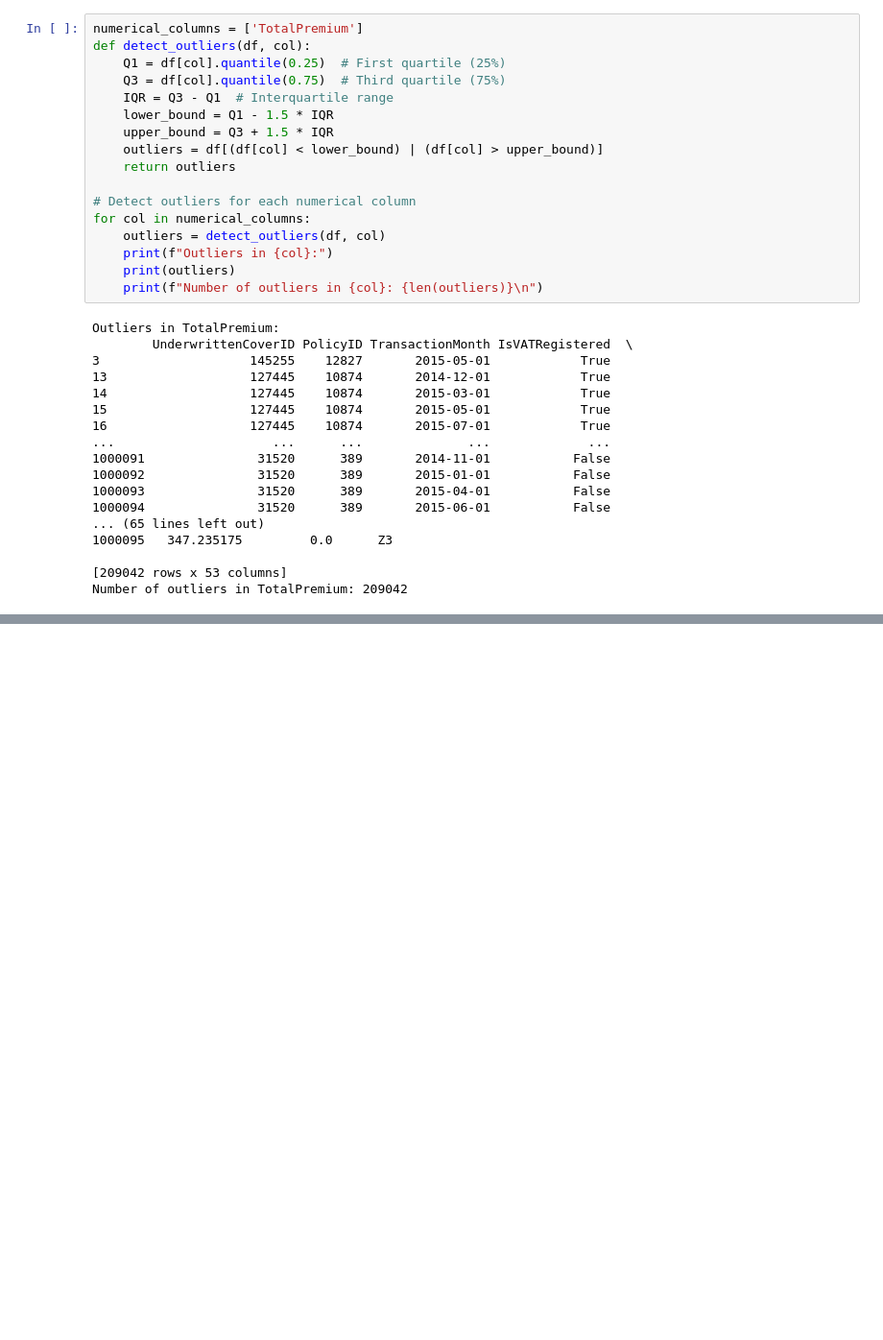
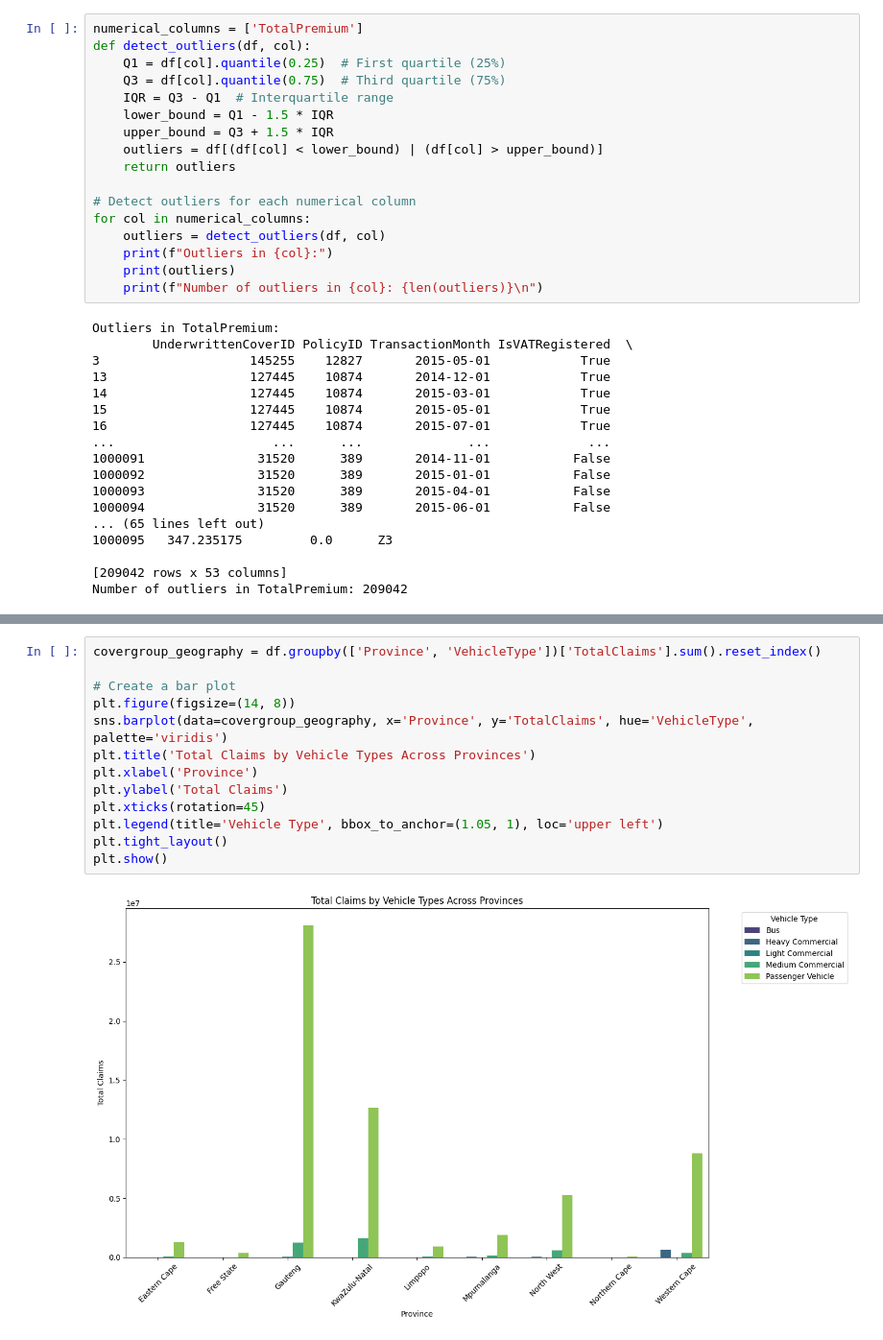
Before and after one commit to Daniel-1961/Alpha_care, a Jupyter notebook: notebook/descriptive_statistics.ipynb, the cells around one changed output, grey strips where cells are left out. Shown at 96% size. Cells and saved outputs as stored; diff of their text form; blank space fills up the shorter version.

```diff
--- a/notebook/descriptive_statistics.ipynb
+++ b/notebook/descriptive_statistics.ipynb
@@ -406,0 +423,15 @@ Number of outliers in TotalPremium: 209042
+# %%
+covergroup_geography = df.groupby(['Province', 'VehicleType'])['TotalClaims'].sum().reset_index()
+
+# Create a bar plot
+plt.figure(figsize=(14, 8))
+sns.barplot(data=covergroup_geography, x='Province', y='TotalClaims', hue='VehicleType', palette='viridis')
+plt.title('Total Claims by Vehicle Types Across Provinces')
+plt.xlabel('Province')
+plt.ylabel('Total Claims')
+plt.xticks(rotation=45)
+plt.legend(title='Vehicle Type', bbox_to_anchor=(1.05, 1), loc='upper left')
+plt.tight_layout()
+plt.show()
+# %% [output]
+[figure, added]
```
Also changed, not shown: parts of 6 cells of this notebook, 1 other file.
